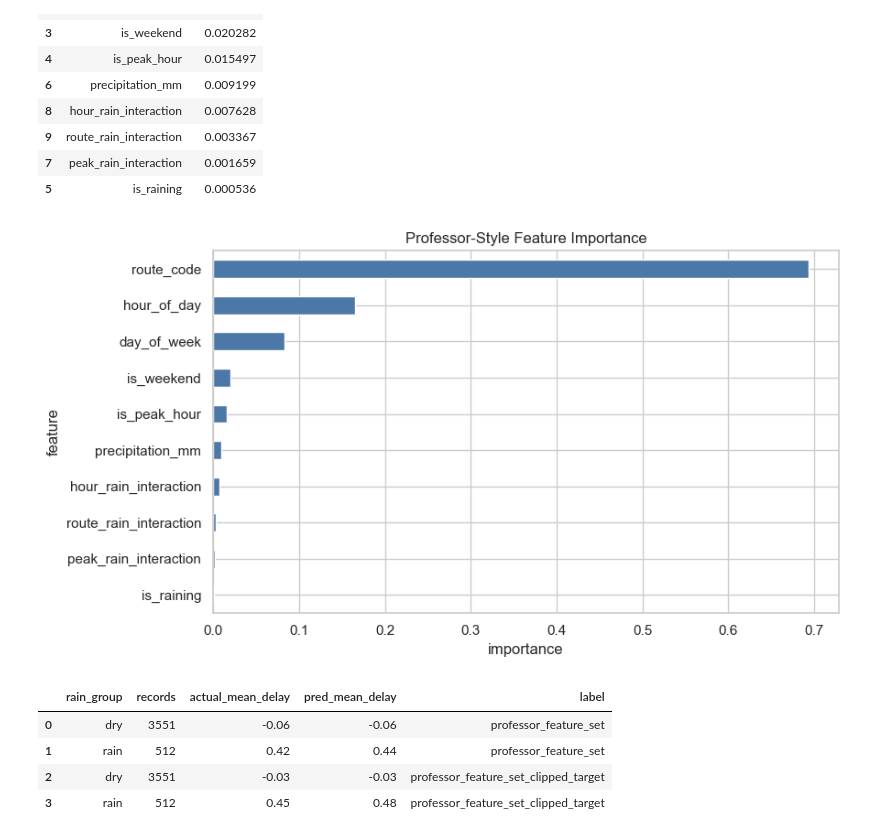
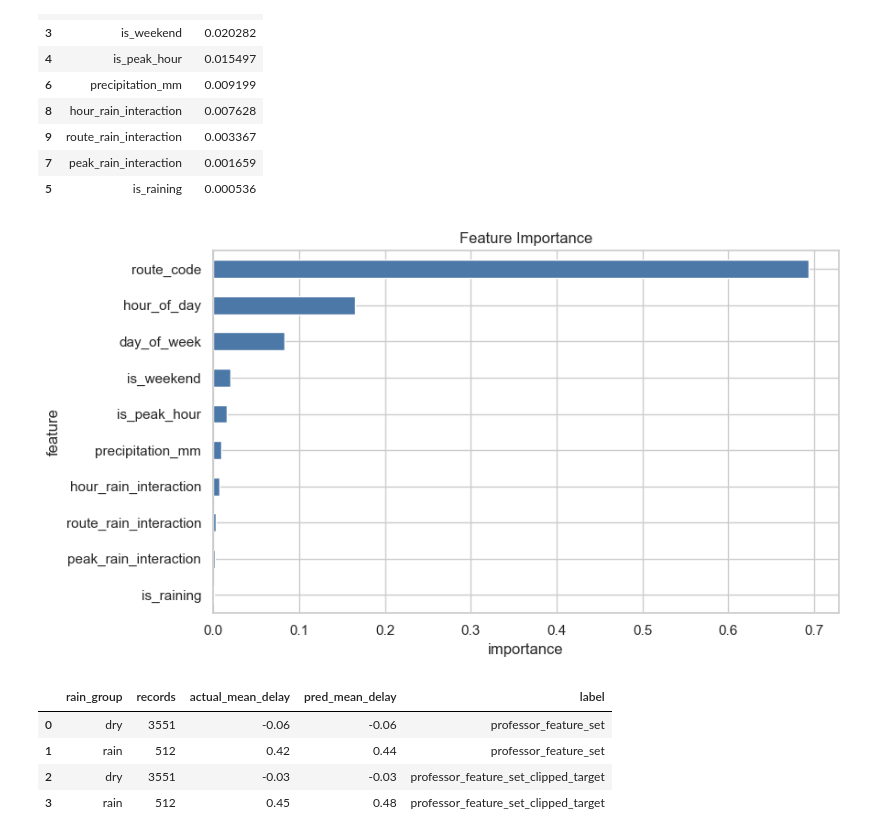
Before and after one commit to yjkim717/ml-seattle-bus-delay, a Jupyter notebook: notebooks/03_random_forest.ipynb, the cells around one changed output. Drawn from its saved outputs; the diff is of its cells as text; code cells hidden in the pictures.

```diff
--- a/notebooks/03_random_forest.ipynb
+++ b/notebooks/03_random_forest.ipynb
@@ -798,14 +798,14 @@ professor_importance
 # %%
 ax = professor_importance.sort_values('importance').plot(
     kind='barh', x='feature', y='importance', figsize=(9, 5), legend=False, color='#4c78a8'
 )
-ax.set_title('Professor-Style Feature Importance')
+ax.set_title('Feature Importance')
 ax.set_xlabel('importance')
 ax.set_ylabel('feature')
 plt.tight_layout()
 plt.show()
 # %% [output]
-[figure, old version]
+[figure, new version]
 # %%
 professor_summary_rows = []
 for run in [professor_run, professor_run_clipped]:
```
Also changed, not shown: parts of 3 cells of this notebook, 1 other file.
